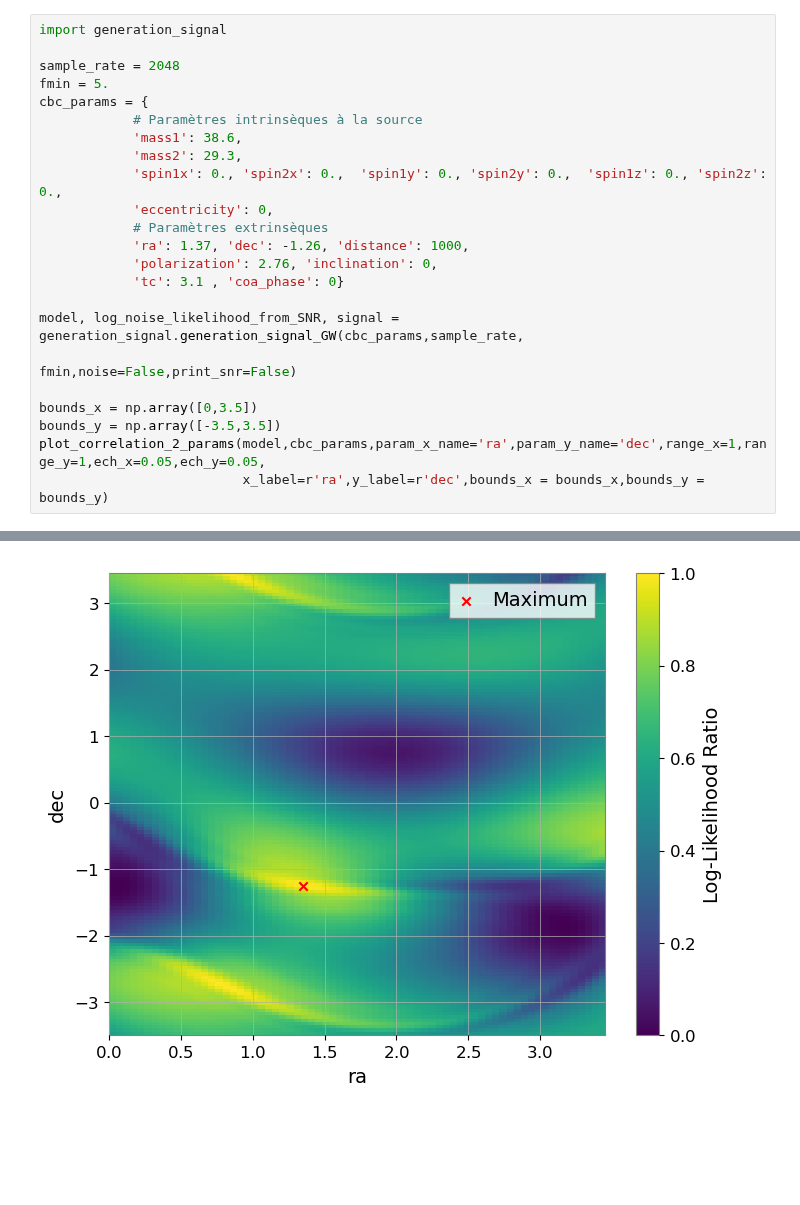
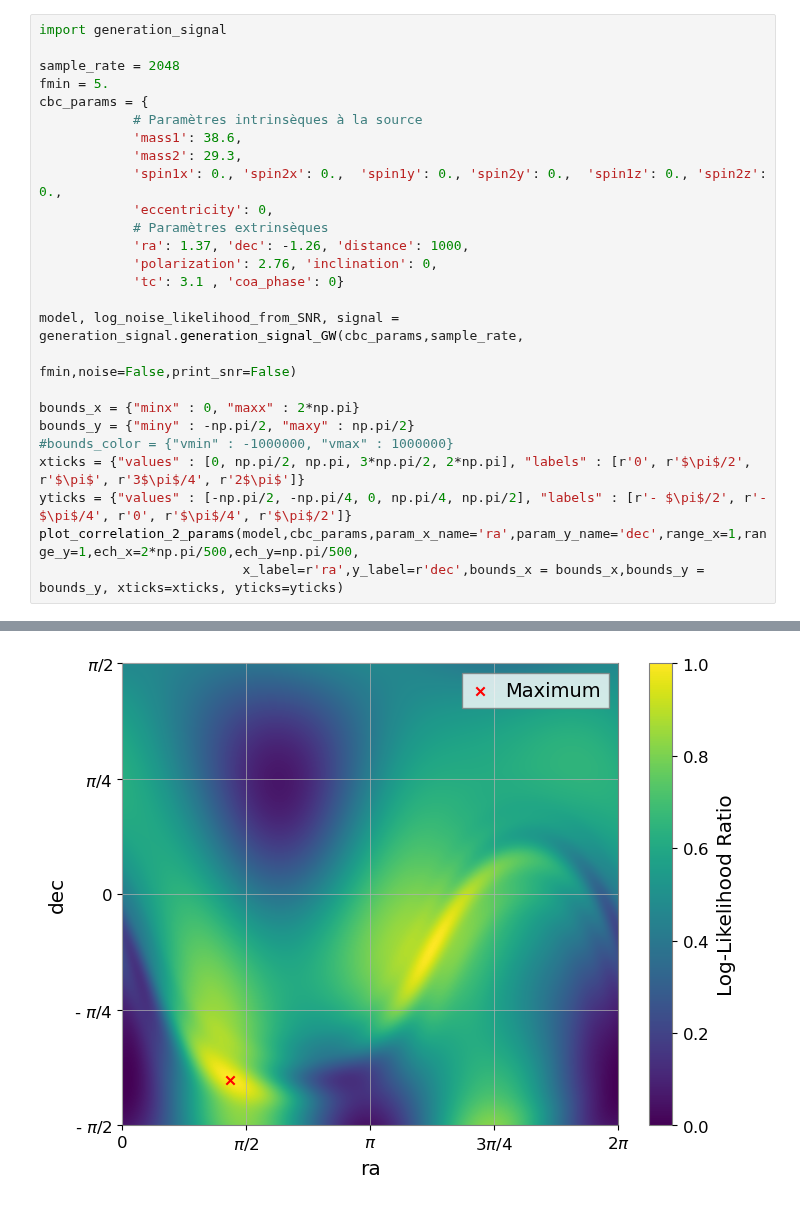
Before and after one commit to Glorieux-Victor/Internship_Victor_CBC_ET, a Jupyter notebook: code_Adrian/MLE_pipeline/src/plots.ipynb, the cells around one changed output, grey strips where cells are left out. Drawn from its saved outputs; the diff is of its cells as text; blank space fills up the shorter version.

```diff
--- a/code_Adrian/MLE_pipeline/src/plots.ipynb
+++ b/code_Adrian/MLE_pipeline/src/plots.ipynb
@@ -33,8 +33,11 @@ cbc_params = {
 model, log_noise_likelihood_from_SNR, signal = generation_signal.generation_signal_GW(cbc_params,sample_rate,
                                                                               fmin,noise=False,print_snr=False)
 
-bounds_x = np.array([0,3.5])
-bounds_y = np.array([-3.5,3.5])
-plot_correlation_2_params(model,cbc_params,param_x_name='ra',param_y_name='dec',range_x=1,range_y=1,ech_x=0.05,ech_y=0.05,
-                          x_label=r'ra',y_label=r'dec',bounds_x = bounds_x,bounds_y = bounds_y)
+bounds_x = {"minx" : 0, "maxx" : 2*np.pi}
+bounds_y = {"miny" : -np.pi/2, "maxy" : np.pi/2}
+#bounds_color = {"vmin" : -1000000, "vmax" : 1000000}
+xticks = {"values" : [0, np.pi/2, np.pi, 3*np.pi/2, 2*np.pi], "labels" : [r'0', r'$\pi$/2', r'$\pi$', r'3$\pi$/4', r'2$\pi$']}
+yticks = {"values" : [-np.pi/2, -np.pi/4, 0, np.pi/4, np.pi/2], "labels" : [r'- $\pi$/2', r'- $\pi$/4', r'0', r'$\pi$/4', r'$\pi$/2']}
+plot_correlation_2_params(model,cbc_params,param_x_name='ra',param_y_name='dec',range_x=1,range_y=1,ech_x=2*np.pi/500,ech_y=np.pi/500,
+                          x_label=r'ra',y_label=r'dec',bounds_x = bounds_x,bounds_y = bounds_y, xticks=xticks, yticks=yticks)
 # %% [output]
@@ -46 +49 @@ dec = -1.25
-[figure, old version]
+[figure, new version]
```
Also changed, not shown: parts of 2 cells of this notebook, 13 other files.
